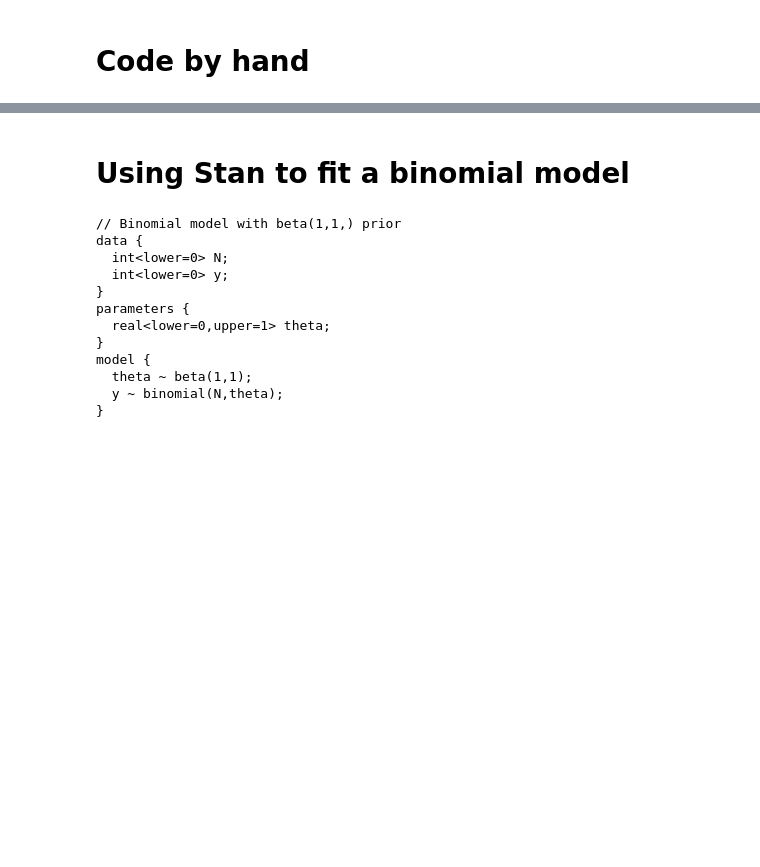
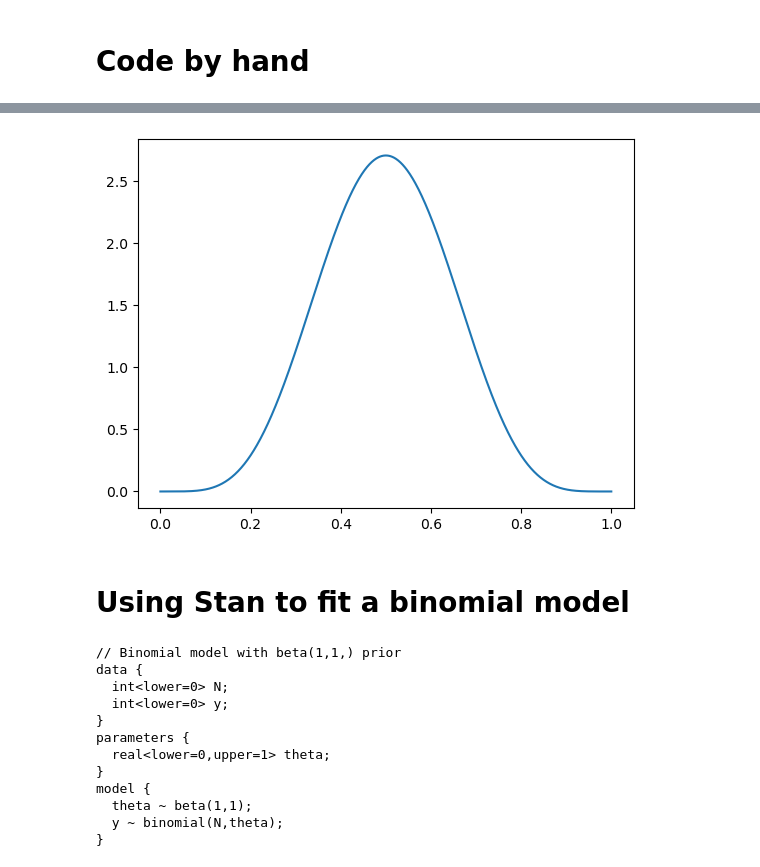
Before and after one commit to nikhgarg/2023_ADBA_PhDclass, a Jupyter notebook: lecture2_binomial.ipynb, the cells around one changed output, grey strips where cells are left out. Saved outputs shown, nothing was run; the diff lists cells and outputs as text; code cells hidden in the pictures; blank space fills up the shorter version.

```diff
--- a/lecture2_binomial.ipynb
+++ b/lecture2_binomial.ipynb
@@ -39,10 +42,11 @@ def p_data(data, possible_theta_values=np.linspace(0, 1, 1000)):
     integral = unweighted_integral / np.sum([p_theta(theta) for theta in possible_theta_values])
     return integral
 # %%
-possible_theta_values = np.linspace(0, 1, 1000)
+def plot_posterior_given_data(data):
+    possible_theta_values = np.linspace(0, 1, 1000)
 
-denominator = p_data(data, possible_theta_values)
-p_theta_given_data = [p_data_given_theta(theta, data) * p_theta(theta) / denominator
-                      for theta in possible_theta_values]
+    denominator = p_data(data, possible_theta_values)
+    p_theta_given_data = [p_data_given_theta(theta, data) * p_theta(theta) / denominator
+                        for theta in possible_theta_values]
 
-plt.plot(possible_theta_values, p_theta_given_data)
+    plt.plot(possible_theta_values, p_theta_given_data)
@@ -52,3 +58,8 @@ plt.plot(possible_theta_values, p_theta_given_data)
+# %%
+data = {'N': 10, 'y': 5} #number of trials, number of successes
+plot_posterior_given_data(data)
+# %% [output]
+[figure, added]
 # %% [markdown]
 # Using Stan to fit a binomial model
 # %%
```
Also changed, not shown: parts of 5 cells of this notebook, 1 other file.
